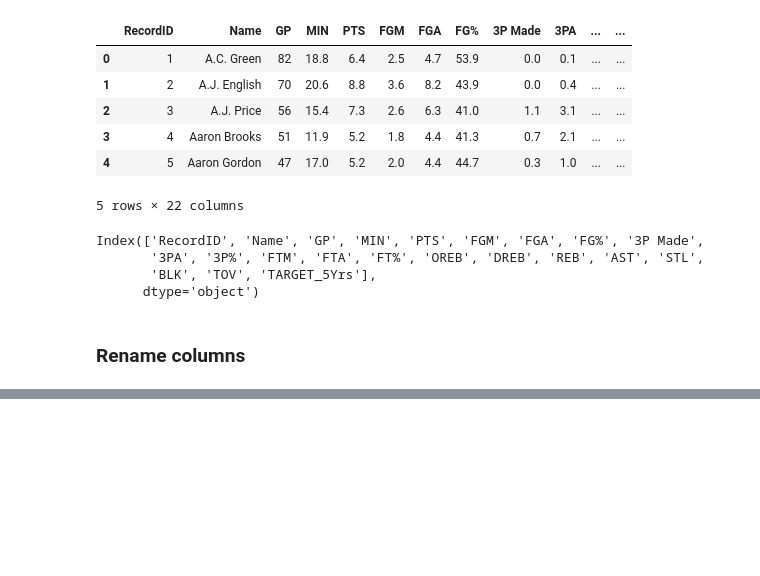
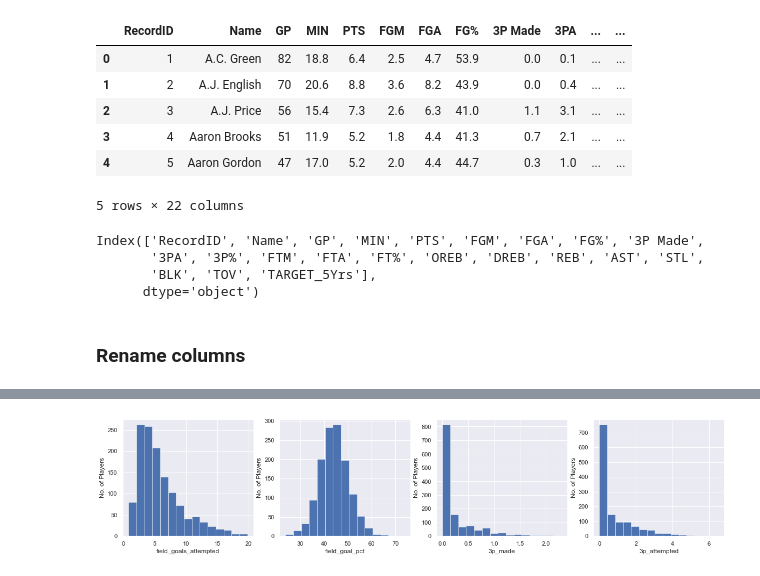
Before and after one commit to mwalbers1/DSC-609-Summer-2022, a Jupyter notebook: module-4-ensemble-algorithms.ipynb, the cells around one changed output, grey strips where cells are left out. Drawn from its saved outputs; the diff is of its cells as text; code cells hidden in the pictures; blank space fills up the shorter version.

```diff
--- a/module-4-ensemble-algorithms.ipynb
+++ b/module-4-ensemble-algorithms.ipynb
@@ -55,0 +126,4 @@ Index(['RecordID', 'Name', 'GP', 'MIN', 'PTS', 'FGM', 'FGA', 'FG%', '3P Made',
+# %%
+plot_histograms(['field_goals_attempted', 'field_goal_pct', '3p_made', '3p_attempted'])
+# %% [output]
+[figure, added]
```
Also changed, not shown: parts of 13 cells of this notebook.
